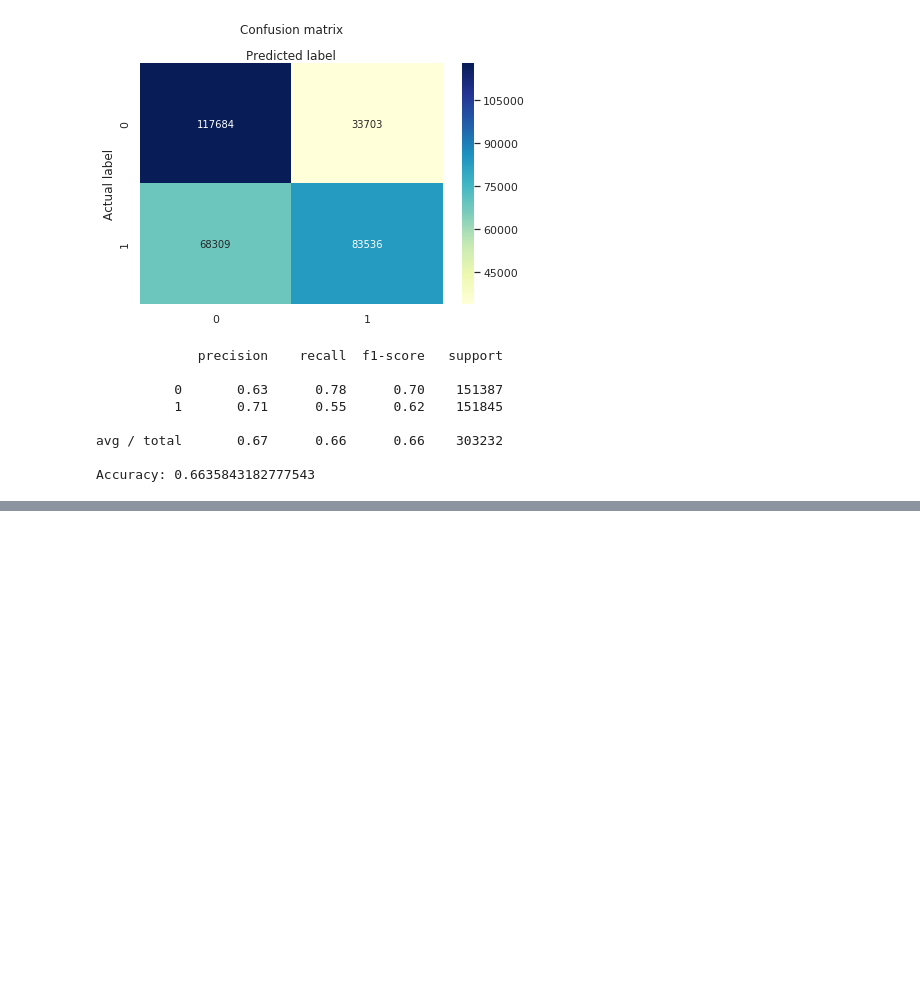
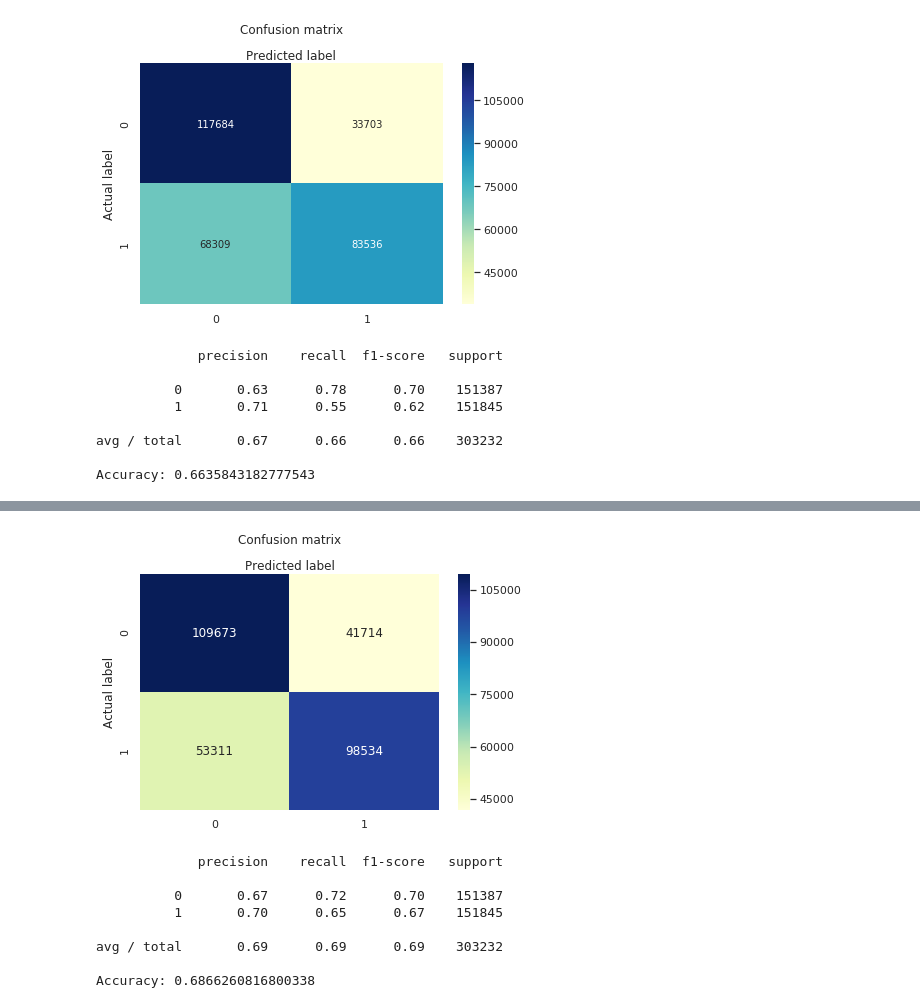
Before and after one commit to MatiGoldman/itc-sarcasm-detector-project, a Jupyter notebook: 3-Modeling.ipynb, the cells around one changed output, grey strips where cells are left out. Drawn from its saved outputs; the diff is of its cells as text; code cells hidden in the pictures; blank space fills up the shorter version.

```diff
--- a/3-Modeling.ipynb
+++ b/3-Modeling.ipynb
@@ -332,0 +411,5 @@ Accuracy: 0.6635843182777543
+# %%
+pipeline = Pipeline(steps=
+                   [("tfidf", TfidfVectorizer()),
+                   ("clf", LogisticRegression())])
+pipeline.fit(X_train, y_train)
@@ -332,0 +424,13 @@ Accuracy: 0.6635843182777543
+# %%
+preds = pipeline.predict(X_test)
+get_scores(y_test, preds)
+# %% [output]
+[figure, added]
+             precision    recall  f1-score   support
+
+          0       0.67      0.72      0.70    151387
+          1       0.70      0.65      0.67    151845
+
+avg / total       0.69      0.69      0.69    303232
+
+Accuracy: 0.6866260816800338
```
Also changed, not shown: parts of 31 cells of this notebook.
